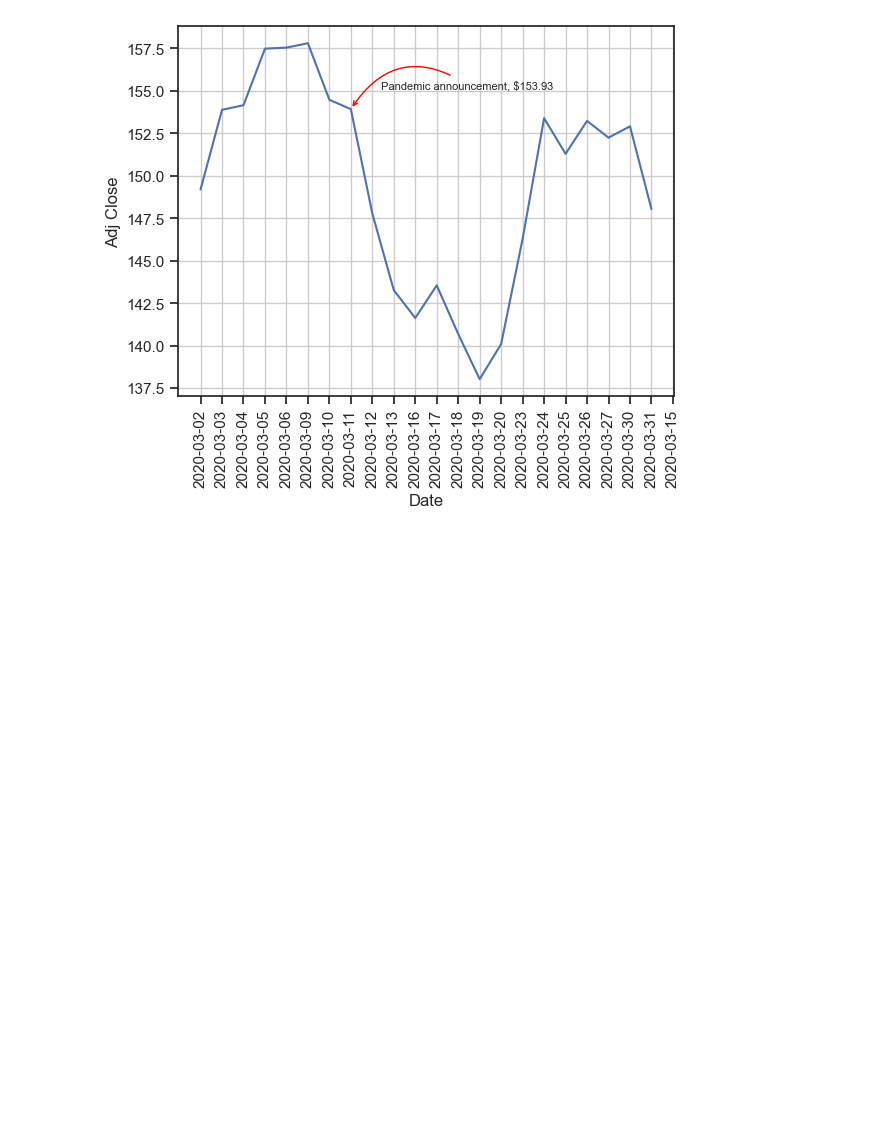
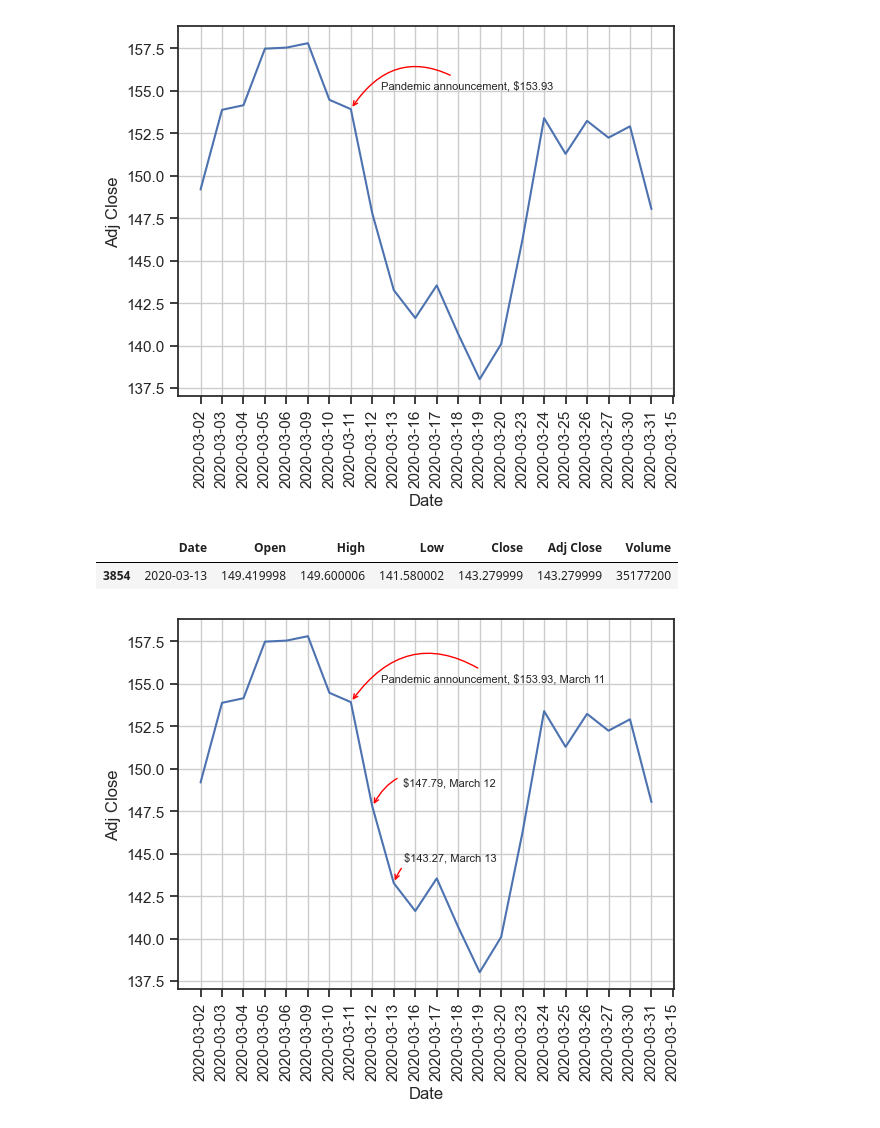
Before and after one commit to rushichokshi/Investment-Analysis, a Jupyter notebook: notebooks/gld.ipynb, the cells around one changed output. Cells and saved outputs as stored; diff of their text form; code cells hidden in the pictures; blank space fills up the shorter version.

Commit message:
working on visuals

```diff
--- a/notebooks/gld.ipynb
+++ b/notebooks/gld.ipynb
@@ -62,3 +62,18 @@ plt.annotate(label_text,xy=point_to_label,xytext=('2020-03-15',15),textcoords='o
 plt.show()
 # %% [output]
 [figure]
+# %%
+gld[gld['Date']=='2020-03-13']
+# %% [output]
+|  | Date | Open | High | Low | Close | Adj Close | Volume |
+| 3854 | 2020-03-13 | 149.419998 | 149.600006 | 141.580002 | 143.279999 | 143.279999 | 35177200 |
+# %%
+sns.lineplot(x=gld[gld['Date']>='2020-03-01'][gld['Date']<='2020-03-31']['Date'],y=gld[gld['Date']>='2020-03-01'][gld['Date']<='2020-03-31']['Adj Close'])
+plt.grid(True)
+plt.xticks(rotation=90)
+plt.annotate('Pandemic announcement, $153.93, March 11',xy=('2020-03-11',153.929993),xytext=('2020-03-15',15),textcoords='offset points',arrowprops=dict(arrowstyle='->',connectionstyle='arc3,rad=0.5',color='red'),fontsize=8)
+plt.annotate('$147.79, March 12',xy=('2020-03-12',147.789993),xytext=('2020-03-15',15),textcoords='offset points',arrowprops=dict(arrowstyle='->',connectionstyle='arc3,rad=0.5',color='red'),fontsize=8)
+plt.annotate('$143.27, March 13',xy=('2020-03-13',143.279999),xytext=('2020-03-11',16),textcoords='offset points',arrowprops=dict(arrowstyle='->',connectionstyle='arc3,rad=0.5',color='red'),fontsize=8)
+plt.show()
+# %% [output]
+[figure, added]
```
Also changed, not shown: 2 other files.
